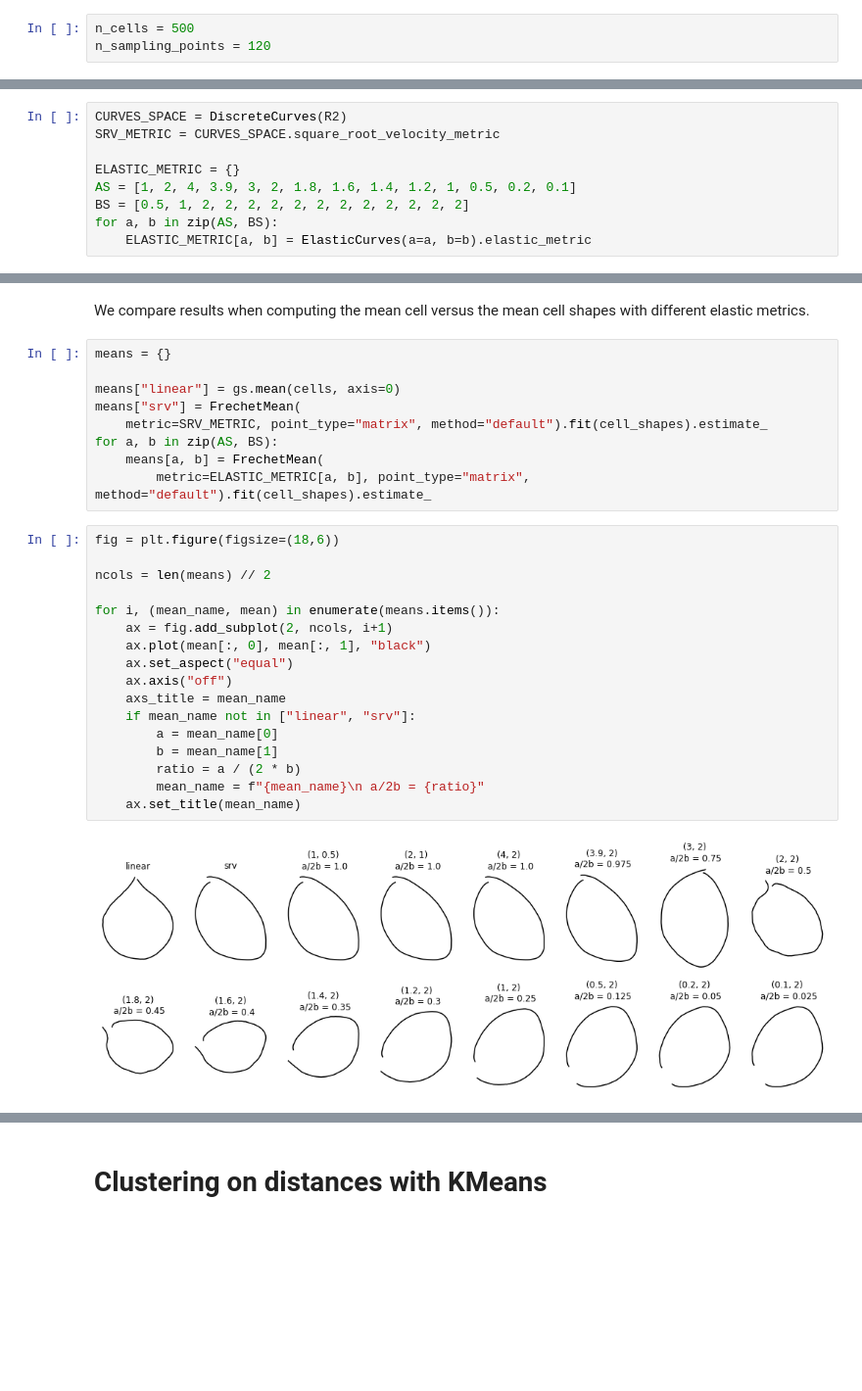
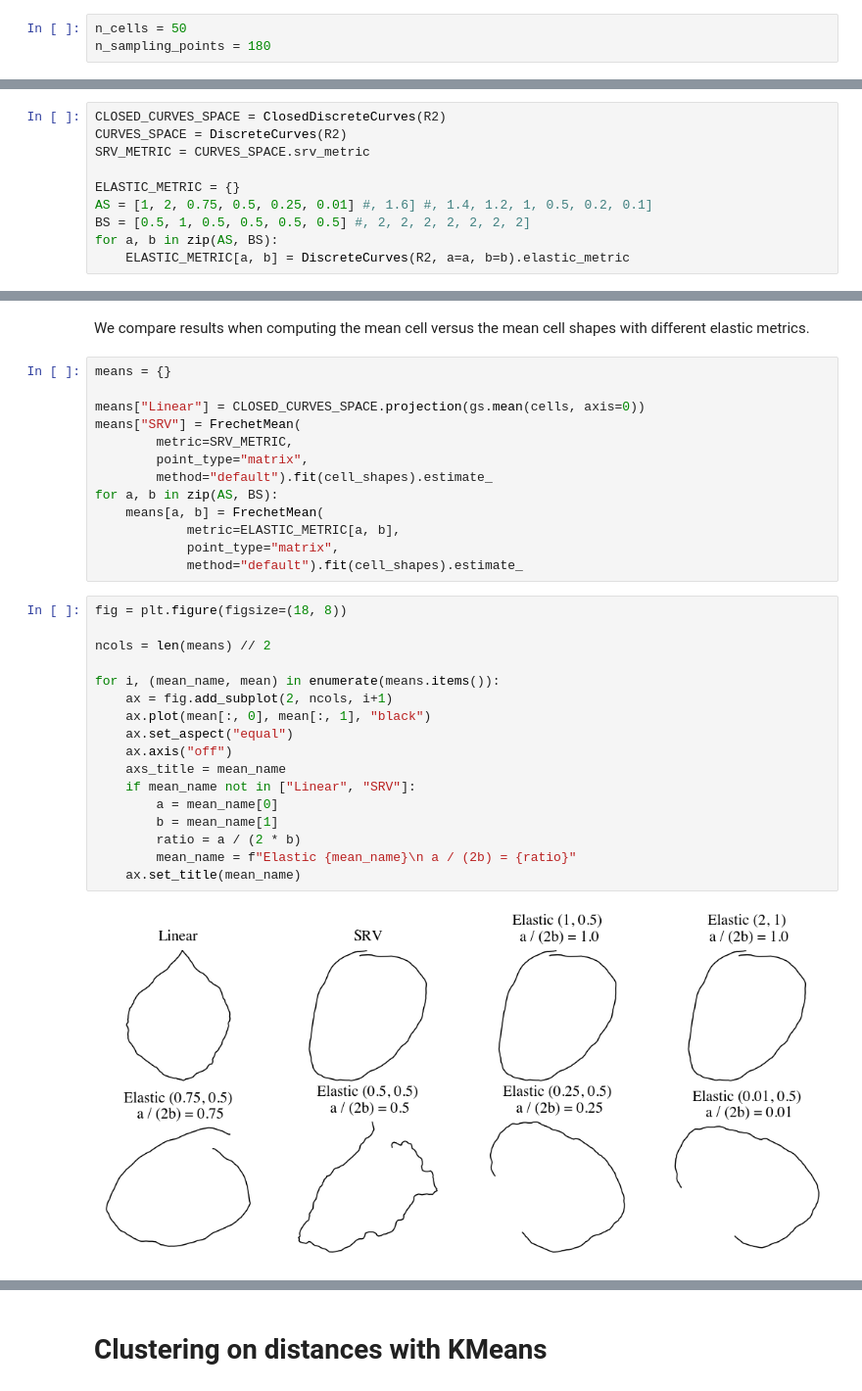
Before and after one commit to geometric-intelligence/dyn, a Jupyter notebook: cells/notebooks/explore_experimental_datasets.ipynb, the cells around one changed output, grey strips where cells are left out. Shown: that part at 98% size. Cells and saved outputs as stored; diff of their text form; blank space fills up the shorter version.

```diff
--- a/cells/notebooks/explore_experimental_datasets.ipynb
+++ b/cells/notebooks/explore_experimental_datasets.ipynb
@@ -52,8 +59,8 @@ We load an experimental cell dataset with `n_cells` and `n_sampling_points` samp
 
 For faster notebook execution, use small value for `n_cells` and `n_sampling_points`.
 # %%
-n_cells = 500
-n_sampling_points = 120
+n_cells = 50
+n_sampling_points = 180
 # %%
 labels_a_name = "lines" # "surfaces"  # "lines" #
 labels_b_name = "treatments" # # "mutations"  # "treatments" #
@@ -89,14 +96,15 @@ Dictionary associated to label "treatments":
 # %% [markdown]
 ## Define Shape Spaces
 # %%
+CLOSED_CURVES_SPACE = ClosedDiscreteCurves(R2)
 CURVES_SPACE = DiscreteCurves(R2)
-SRV_METRIC = CURVES_SPACE.square_root_velocity_metric
+SRV_METRIC = CURVES_SPACE.srv_metric
 
 ELASTIC_METRIC = {}
-AS = [1, 2, 4, 3.9, 3, 2, 1.8, 1.6, 1.4, 1.2, 1, 0.5, 0.2, 0.1]
-BS = [0.5, 1, 2, 2, 2, 2, 2, 2, 2, 2, 2, 2, 2, 2]
+AS = [1, 2, 0.75, 0.5, 0.25, 0.01] #, 1.6] #, 1.4, 1.2, 1, 0.5, 0.2, 0.1]
+BS = [0.5, 1, 0.5, 0.5, 0.5, 0.5] #, 2, 2, 2, 2, 2, 2, 2]
 for a, b in zip(AS, BS):
-    ELASTIC_METRIC[a, b] = ElasticCurves(a=a, b=b).elastic_metric
+    ELASTIC_METRIC[a, b] = DiscreteCurves(R2, a=a, b=b).elastic_metric
 # %% [markdown]
 # Sample Means
 # %% [markdown]
@@ -104,28 +112,32 @@ We compare results when computing the mean cell versus the mean cell shapes with
 # %%
 means = {}
 
-means["linear"] = gs.mean(cells, axis=0)
-means["srv"] = FrechetMean(
-    metric=SRV_METRIC, point_type="matrix", method="default").fit(cell_shapes).estimate_
+means["Linear"] = CLOSED_CURVES_SPACE.projection(gs.mean(cells, axis=0))
+means["SRV"] = FrechetMean(
+        metric=SRV_METRIC,
+        point_type="matrix",
+        method="default").fit(cell_shapes).estimate_
 for a, b in zip(AS, BS):
     means[a, b] = FrechetMean(
-        metric=ELASTIC_METRIC[a, b], point_type="matrix", method="default").fit(cell_shapes).estimate_
+            metric=ELASTIC_METRIC[a, b],
+            point_type="matrix",
+            method="default").fit(cell_shapes).estimate_
 # %%
-fig = plt.figure(figsize=(18,6))
+fig = plt.figure(figsize=(18, 8))
 
 ncols = len(means) // 2
 
 for i, (mean_name, mean) in enumerate(means.items()):
     ax = fig.add_subplot(2, ncols, i+1)
     ax.plot(mean[:, 0], mean[:, 1], "black")
     ax.set_aspect("equal")
     ax.axis("off")
     axs_title = mean_name
-    if mean_name not in ["linear", "srv"]:
+    if mean_name not in ["Linear", "SRV"]:
         a = mean_name[0]
         b = mean_name[1]
         ratio = a / (2 * b)
-        mean_name = f"{mean_name}\n a/2b = {ratio}"
+        mean_name = f"Elastic {mean_name}\n a / (2b) = {ratio}"
     ax.set_title(mean_name)
 # %% [output]
-[figure, old version]
+[figure, new version]
```
Also changed, not shown: parts of 43 cells of this notebook, 2 other files.
